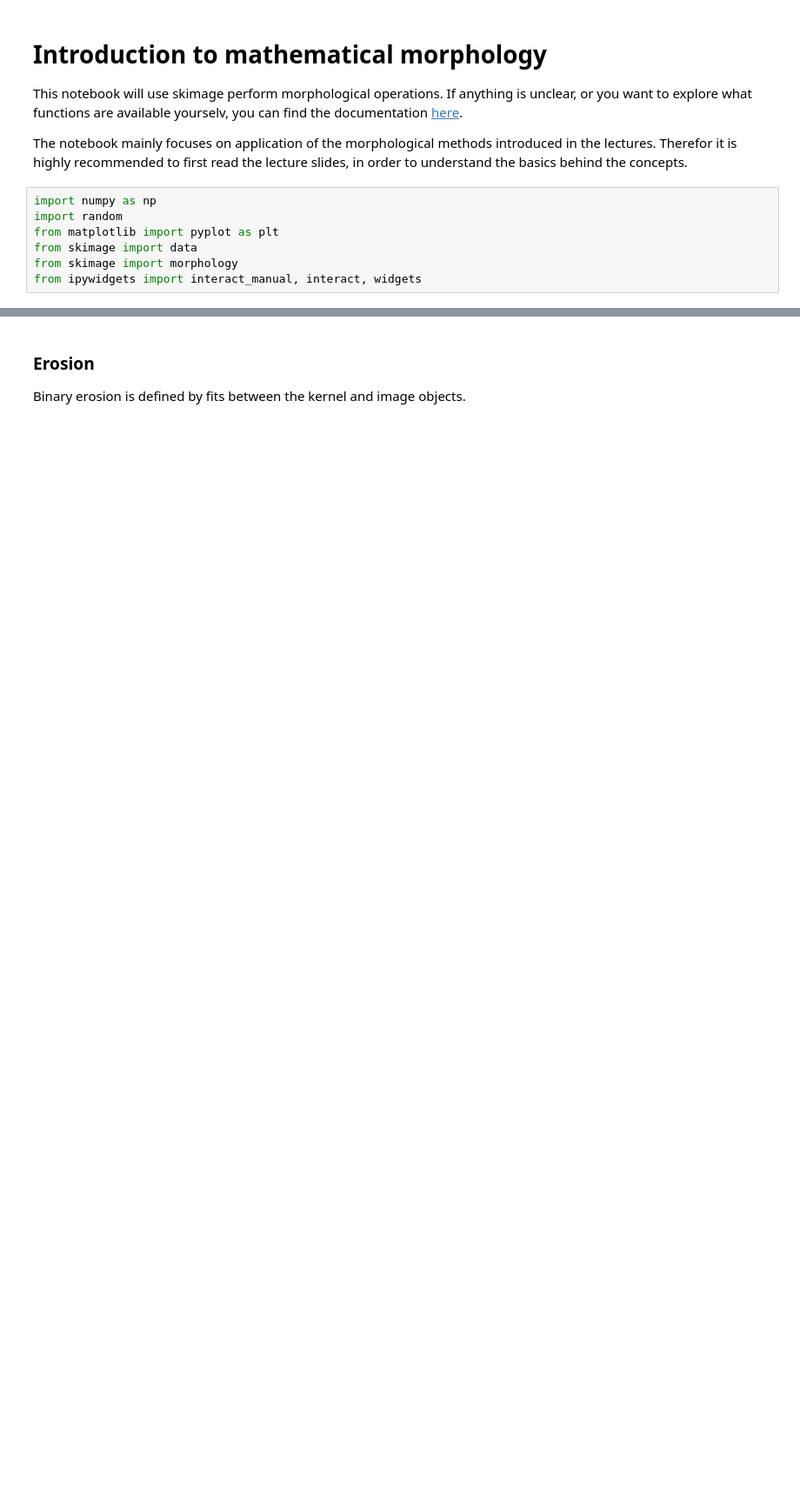
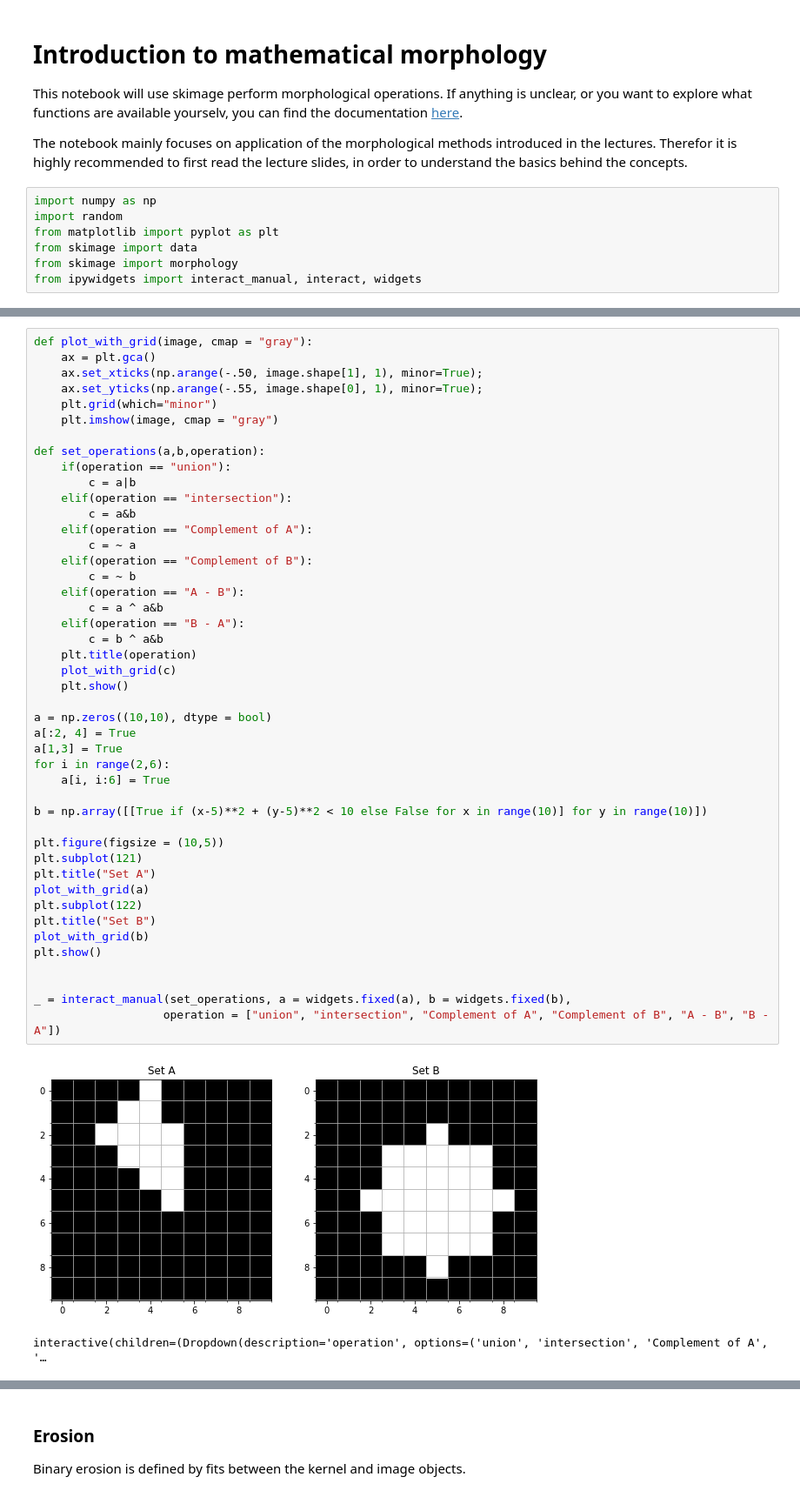
Before and after one commit to ErlingLie/TDT4195-Material, a Jupyter notebook: Mathematical_morphology.ipynb, the cells around one changed output, grey strips where cells are left out. Shown at 87% size. Drawn from its saved outputs; the diff is of its cells as text; blank space fills up the shorter version.

Commit message:
Set operations and hit and fit

```diff
--- a/Mathematical_morphology.ipynb
+++ b/Mathematical_morphology.ipynb
@@ -12,0 +16,48 @@ from ipywidgets import interact_manual, interact, widgets
+# %%
+def plot_with_grid(image, cmap = "gray"):
+    ax = plt.gca()
+    ax.set_xticks(np.arange(-.50, image.shape[1], 1), minor=True);
+    ax.set_yticks(np.arange(-.55, image.shape[0], 1), minor=True);
+    plt.grid(which="minor")
+    plt.imshow(image, cmap = "gray")
+
+def set_operations(a,b,operation):
+    if(operation == "union"):
+        c = a|b
+    elif(operation == "intersection"):
+        c = a&b
+    elif(operation == "Complement of A"):
+        c = ~ a
+    elif(operation == "Complement of B"):
+        c = ~ b
+    elif(operation == "A - B"):
+        c = a ^ a&b
+    elif(operation == "B - A"):
+        c = b ^ a&b
+    plt.title(operation)
+    plot_with_grid(c)
+    plt.show()
+
+a = np.zeros((10,10), dtype = bool)
+a[:2, 4] = True
+a[1,3] = True
+for i in range(2,6):
+    a[i, i:6] = True
+
+b = np.array([[True if (x-5)**2 + (y-5)**2 < 10 else False for x in range(10)] for y in range(10)])
+
+plt.figure(figsize = (10,5))
+plt.subplot(121)
+plt.title("Set A")
+plot_with_grid(a)
+plt.subplot(122)
+plt.title("Set B")
+plot_with_grid(b)
+plt.show()
+
+
+_ = interact_manual(set_operations, a = widgets.fixed(a), b = widgets.fixed(b),
+                   operation = ["union", "intersection", "Complement of A", "Complement of B", "A - B", "B - A"])
+# %% [output]
+[figure, added]
+interactive(children=(Dropdown(description='operation', options=('union', 'intersection', 'Complement of A', '…
```
Also changed, not shown: parts of 4 cells of this notebook.
